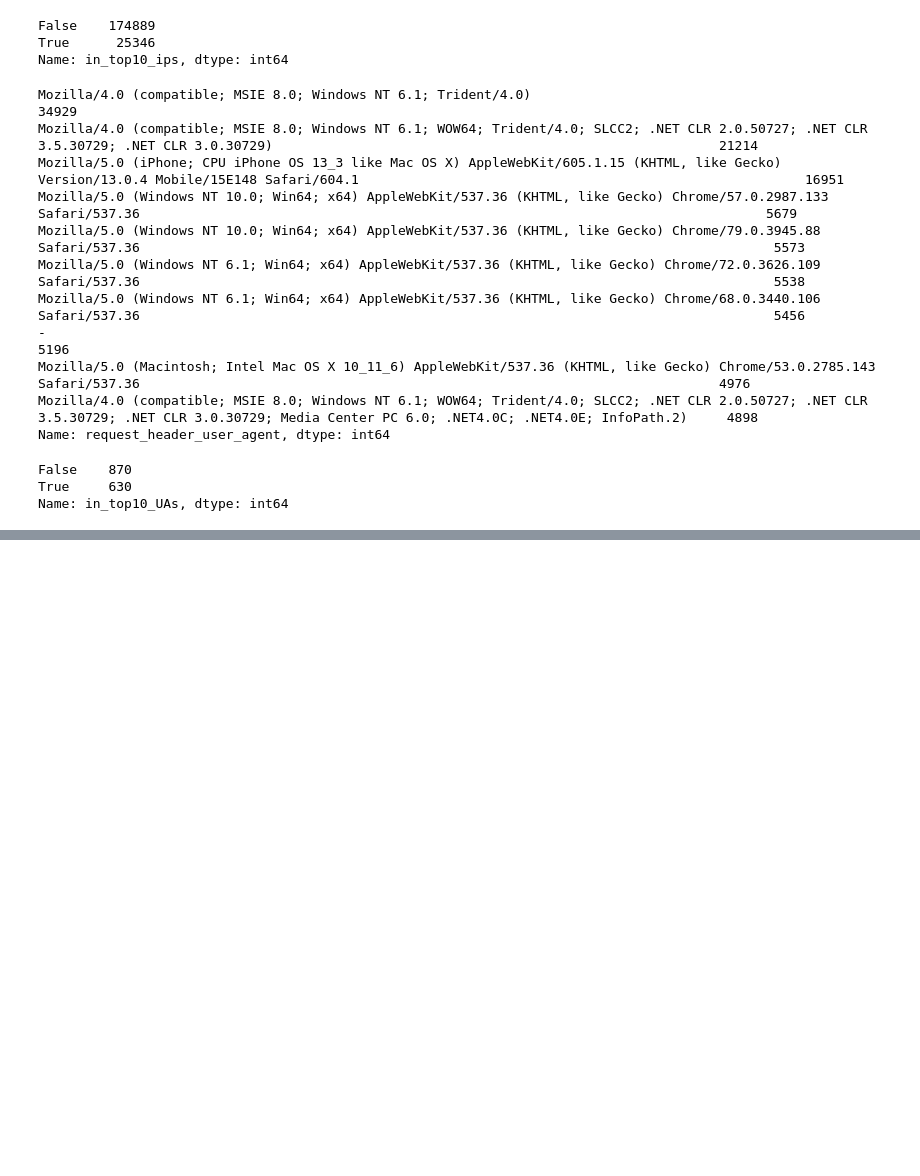
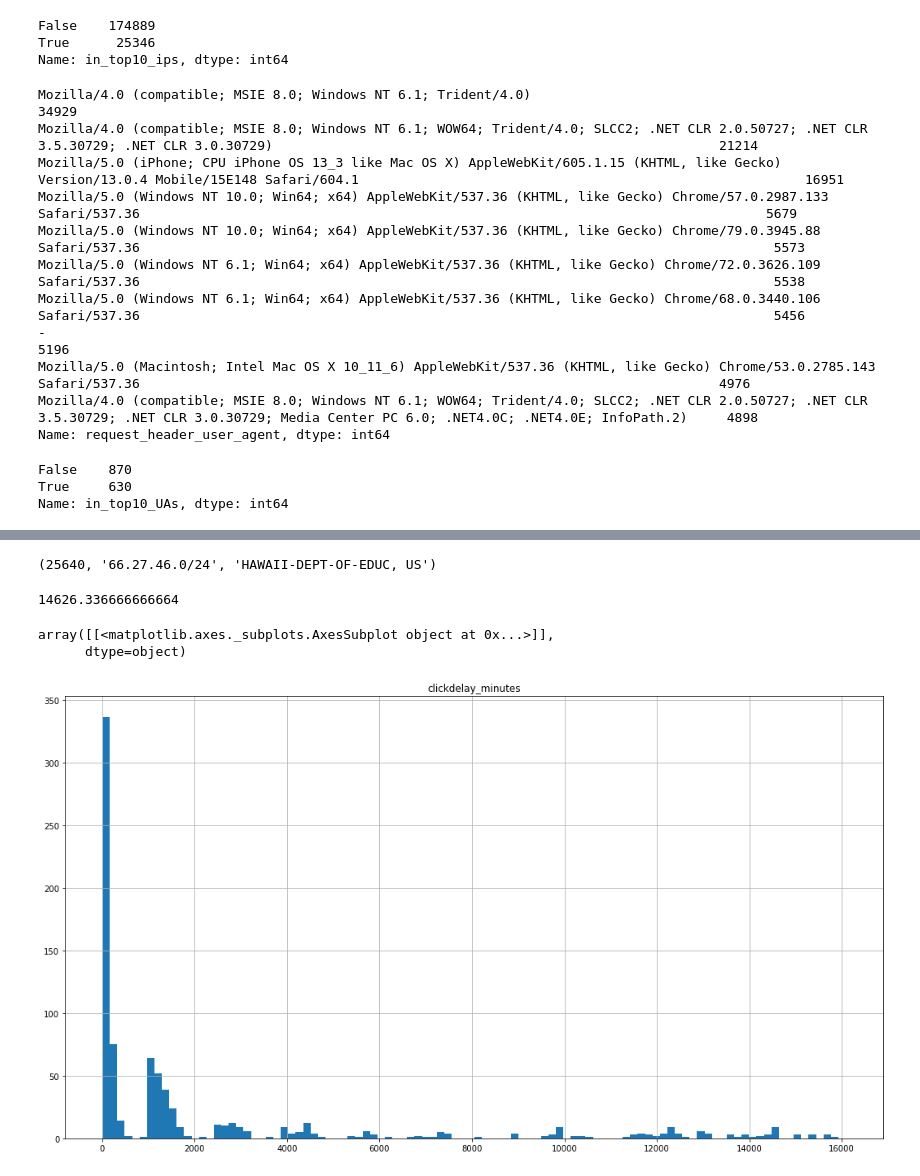
Before and after one commit to evan-burke/m3_sf_2020_training, a Jupyter notebook: Automated Click Detection.ipynb, the cells around one changed output, grey strips where cells are left out. Drawn from its saved outputs; the diff is of its cells as text; code cells hidden in the pictures; blank space fills up the shorter version.

```diff
--- a/Automated Click Detection.ipynb
+++ b/Automated Click Detection.ipynb
@@ -406,0 +424,2 @@ NameError: name 'counts_per_message' is not defined
+# %%
+cdf3 = cdf3.join(mints, 'farm_mid')
@@ -406,0 +437,2 @@ NameError: name 'counts_per_message' is not defined
+# %%
+cdf3['click_delay'] = cdf3.request_time - cdf3.min_request_time
@@ -406,0 +472,5 @@ NameError: name 'counts_per_message' is not defined
+# %%
+### doesn't work quite right.
+
+ips_df = value_counts_multi(cdf3, group_column='ip_slash24', return_columns=['ip_slash24', 'asn', 'as_org']).head(15)
+ips_df
@@ -406,0 +494,39 @@ NameError: name 'counts_per_message' is not defined
+# %%
+filtercol = 'ip_slash24'
+
+ips_list = ips_df[filtercol].tolist()
+
+ip_to_research = ips_list[13]
+
+asndb.get_asn_details(ip_to_research)
+# %% [output]
+(25640, '66.27.46.0/24', 'HAWAII-DEPT-OF-EDUC, US')
+# %%
+# Let's start looking at how the data looks for this IP.
+
+cdftop1 = cdf3[cdf3[filtercol] == ip_to_research].copy()
+
+# Need to convert from timedelta type to plot a hist on it.
+cdftop1['clickdelay_minutes'] = cdftop1.click_delay / pd.Timedelta(minutes=1)
+
+
+# Cut off values > 75th pctile
+pctile = 0.95
+pctile_value = cdftop1['clickdelay_minutes'].quantile(pctile)
+
+print(pctile_value)
+
+#upper_bound = cdftop1['clickdelay_minutes'].mean() + 1 + 2 * cdftop1['clickdelay_minutes'].std()
+upper_bound = pctile_value * 1.1
+
+# Calculate bins, evenly spaced
+bin_count = 100
+bins = [(i * upper_bound / bin_count) for i in range(bin_count+1)]
+
+
+cdftop1.hist(column='clickdelay_minutes', bins=bins, figsize=(18,10))
+# %% [output]
+14626.336666666664
+array([[<matplotlib.axes._subplots.AxesSubplot object at 0x...>]],
+      dtype=object)
+[figure, added]
```
Also changed, not shown: parts of 27 cells of this notebook.
